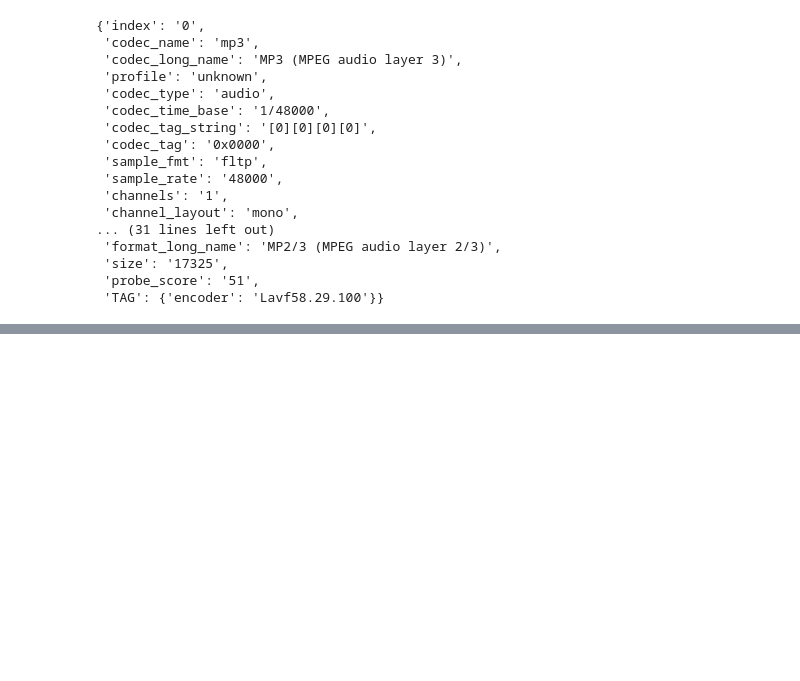
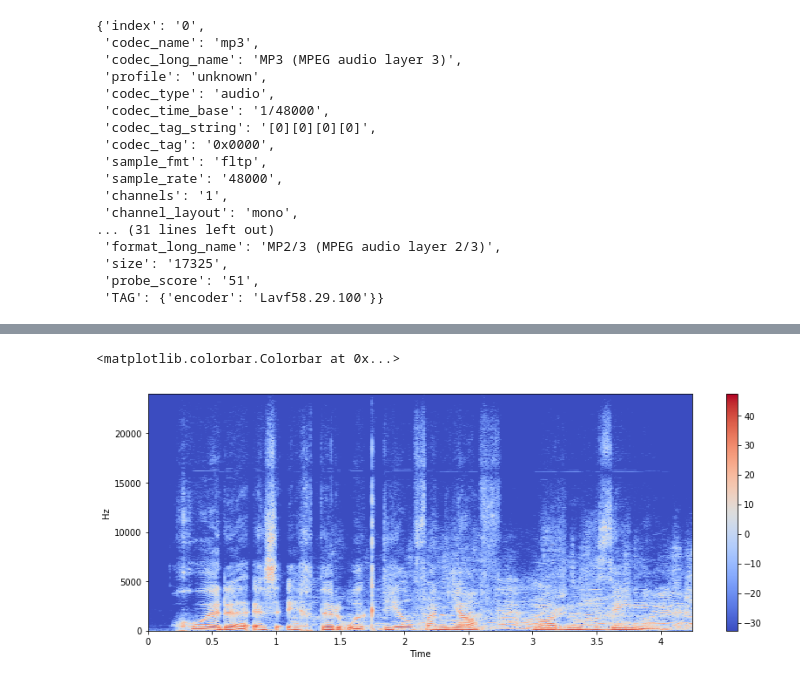
Before and after one commit to W210-Audio-Upscaling/Audio-Upscaling, a Jupyter notebook: EDA/Normalizing_and_compressing_audio.ipynb, the cells around one changed output, grey strips where cells are left out. Cells and saved outputs as stored; diff of their text form; code cells hidden in the pictures; blank space fills up the shorter version.

```diff
--- a/EDA/Normalizing_and_compressing_audio.ipynb
+++ b/EDA/Normalizing_and_compressing_audio.ipynb
@@ -169,7 +267,10 @@ It took 486.80 seconds to gather info for 2927 records.
 # %%
-x, sr = librosa.load("ban_00737_00006753614.wav", sr=48000)
+x, sr = librosa.load("combined.wav", sr=48000)
 X = librosa.stft(x)
 Xdb = librosa.amplitude_to_db(abs(X))
 plt.figure(figsize=(14, 5))
 librosa.display.specshow(Xdb, sr=sr, x_axis='time', y_axis='hz')
 plt.colorbar()
+# %% [output]
+<matplotlib.colorbar.Colorbar at 0x...>
+[figure, added]
```
Also changed, not shown: parts of 12 cells of this notebook.
